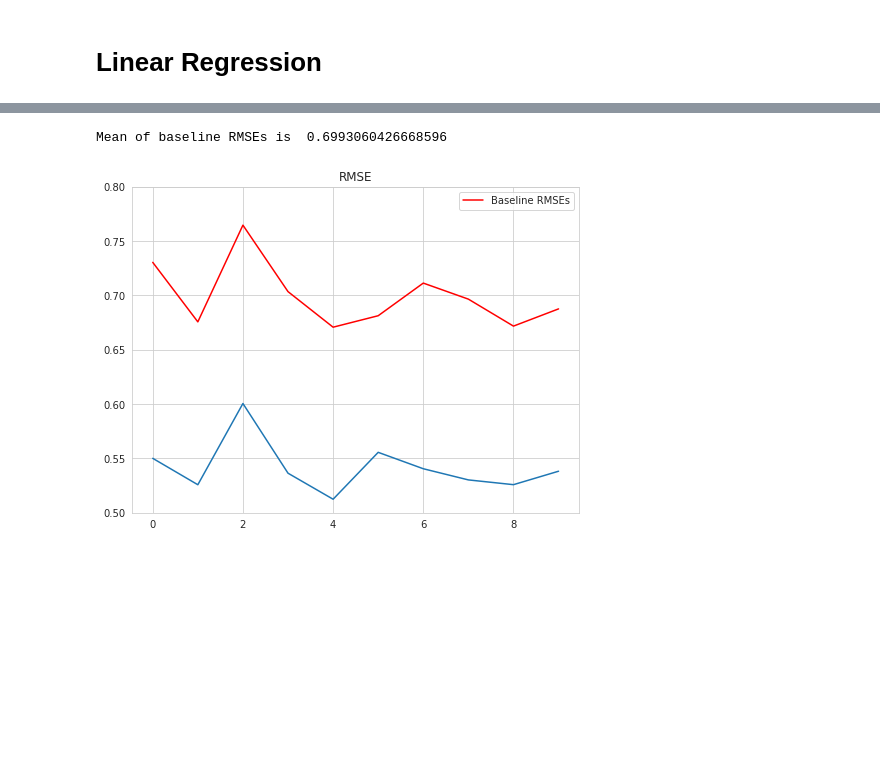
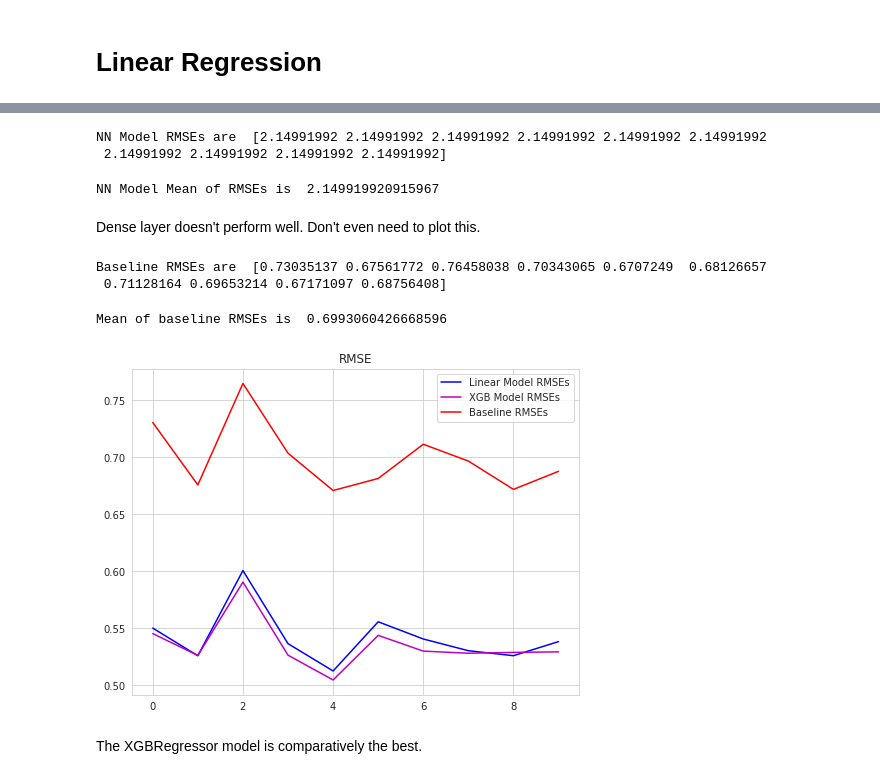
Before and after one commit to AImeetsAG/English-Language-Learning-Feedback-Machine-Learning-Competition, a Jupyter notebook: Grammar/Grammar_Model_Moyi.ipynb, the cells around one changed output, grey strips where cells are left out. Drawn from its saved outputs; the diff is of its cells as text; code cells hidden in the pictures; blank space fills up the shorter version.

Commit message:
preprocessed data and training models for grammar column

```diff
--- a/Grammar/Grammar_Model_Moyi.ipynb
+++ b/Grammar/Grammar_Model_Moyi.ipynb
@@ -32,0 +260,2 @@ train
+# %%
+model_dense1.fit(data_arr, target_arr, epochs=5, batch_size=1)
@@ -32,0 +288,8 @@ train
+# %%
+model_dense2 = Sequential()
+model_dense2.add(Dense(24, input_shape=(2,), activation='tanh'))
+model_dense2.add(Dense(1, activation='sigmoid'))
+# %%
+model_dense2.compile(loss='mse', optimizer='adam', metrics=['accuracy'])
+# %%
+model_dense2.fit(data_arr, target_arr, epochs=3, batch_size=10)
@@ -88,3 +414,19 @@ Mean of RMSEs is  0.5415881605801763
+# %%
+print('NN Model RMSEs are ', cv_rmses_dense)
+# %% [output]
+NN Model RMSEs are  [2.14991992 2.14991992 2.14991992 2.14991992 2.14991992 2.14991992
+ 2.14991992 2.14991992 2.14991992 2.14991992]
+# %%
+print('NN Model Mean of RMSEs is ', cv_rmses_dense.mean())
+# %% [output]
+NN Model Mean of RMSEs is  2.149919920915967
+# %% [markdown]
+Dense layer doesn't perform well. Don't even need to plot this.
+# %%
+print('Baseline RMSEs are ', cv_rmses_baseline)
+# %% [output]
+Baseline RMSEs are  [0.73035137 0.67561772 0.76458038 0.70343065 0.6707249  0.68126657
+ 0.71128164 0.69653214 0.67171097 0.68756408]
 # %%
 print('Mean of baseline RMSEs is ', cv_rmses_baseline.mean())
 # %% [output]
@@ -92,12 +434,15 @@ Mean of baseline RMSEs is  0.6993060426668596
 # %%
 plt.figure(figsize=(8,6))
 
-plt.plot(cv_rmses)
+plt.plot(cv_rmses_linear, 'b-', label="Linear Model RMSEs")
+plt.plot(cv_rmses_xgb, 'm-', label="XGB Model RMSEs")
 plt.plot(cv_rmses_baseline, 'r-', label="Baseline RMSEs")
 plt.legend()
-plt.ylim(.5, .8)
+# plt.ylim(.5, .8)
 plt.title('RMSE')
 
 plt.show()
 # %% [output]
-[figure, old version]
+[figure, new version]
+# %% [markdown]
+The XGBRegressor model is comparatively the best.
```
Also changed, not shown: parts of 78 cells of this notebook, 3 other files.
